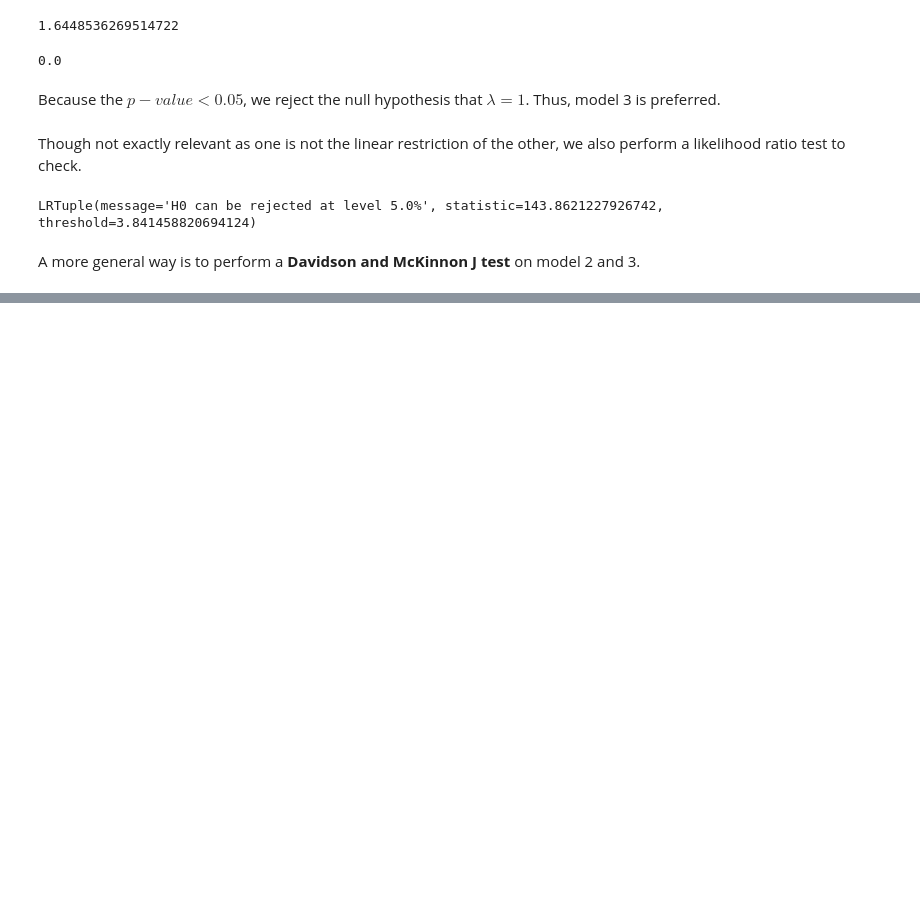
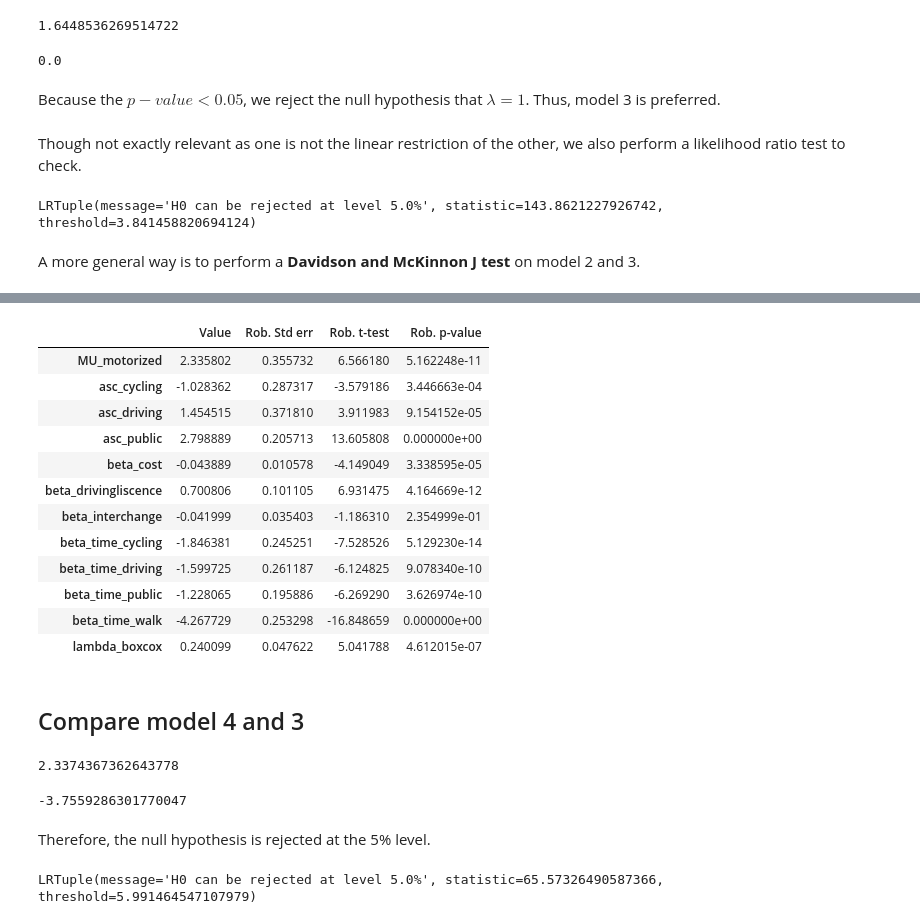
Before and after one commit to Germouche/mmb-project, a Jupyter notebook: Model0123.ipynb, the cells around one changed output, grey strips where cells are left out. Cells and saved outputs as stored; diff of their text form; code cells hidden in the pictures; blank space fills up the shorter version.

```diff
--- a/Model0123.ipynb
+++ b/Model0123.ipynb
@@ -404,26 +397,0 @@ lognested(V, availability, nests, choice)
-# %%
-# model 4N specification
-V_walk = asc_walk + beta_time_walk * boxcox_time_1
-V_cycling = asc_cycling + beta_time_cycling * boxcox_time_2
-V_public = asc_public + beta_time_public * boxcox_time_3+ beta_cost * cost_transit + beta_interchange * pt_interchanges + MU_motorized
-# V_public = asc_public + beta_time_public * dur_public + beta_cost * cost_transit
-V_driving = asc_driving + beta_time_driving * boxcox_time_4 + beta_cost * cost_driving + beta_drivingliscence * driving_license + MU_motorized
-
-travel_mode = Variable('travel_mode')
-PT_AV = Variable('PT_AV')
-DRIVING_AV = Variable('DRIVING_AV')
-WALK_AV = Variable('WALK_AV')
-CYCL_AV = Variable('CYCLING_AV')
-V = {1: V_walk, 2: V_cycling, 3: V_public, 4: V_driving}
-av = {1: 1, 2: 1, 3: 1, 4: driving_license}
-
-motorized = MU_motorized, [3, 4]
-non_motorized = 1.0, [1, 2]
-nests = motorized, non_motorized
-logprob = models.lognested(V, av, nests, travel_mode)
-
-biogeme = bio.BIOGEME(database, logprob)
-biogeme.modelName = 'model_4N'
-model_4N_results = biogeme.estimate(recycle=True)
-
-#logprob = models.loglogit(V, None, travel_mode)
@@ -464,0 +398,9 @@ model_4N_results.getEstimatedParameters()
+# %%
+MU_motorized = Beta('MU_motorized', 1, 0, None, 0)
+motorized = MU_motorized, [3, 4]
+non_motorized = 1, [1,2]
+nests = motorized, non_motorized
+logprob = models.lognested(V, None, nests, travel_mode)
+biogeme = bio.BIOGEME(database, logprob)
+biogeme.modelName = 'model_4'
+results4 = biogeme.estimate(recyle=True)
@@ -464,0 +409,40 @@ model_4N_results.getEstimatedParameters()
+# %%
+results4.getEstimatedParameters()
+# %% [output]
+|  | Value | Rob. Std err | Rob. t-test | Rob. p-value |
+| MU_motorized | 2.335802 | 0.355732 | 6.566180 | 5.162248e-11 |
+| asc_cycling | -1.028362 | 0.287317 | -3.579186 | 3.446663e-04 |
+| asc_driving | 1.454515 | 0.371810 | 3.911983 | 9.154152e-05 |
+| asc_public | 2.798889 | 0.205713 | 13.605808 | 0.000000e+00 |
+| beta_cost | -0.043889 | 0.010578 | -4.149049 | 3.338595e-05 |
+| beta_drivingliscence | 0.700806 | 0.101105 | 6.931475 | 4.164669e-12 |
+| beta_interchange | -0.041999 | 0.035403 | -1.186310 | 2.354999e-01 |
+| beta_time_cycling | -1.846381 | 0.245251 | -7.528526 | 5.129230e-14 |
+| beta_time_driving | -1.599725 | 0.261187 | -6.124825 | 9.078340e-10 |
+| beta_time_public | -1.228065 | 0.195886 | -6.269290 | 3.626974e-10 |
+| beta_time_walk | -4.267729 | 0.253298 | -16.848659 | 0.000000e+00 |
+| lambda_boxcox | 0.240099 | 0.047622 | 5.041788 | 4.612015e-07 |
+# %% [markdown]
+## Compare model 4 and 3
+# %%
+# t-test
+nested_existing_table = results4.getEstimatedParameters()
+mu_moto = nested_existing_table.loc['MU_motorized', 'Value']
+mu_non_moto =
+mu
+# %% [output]
+2.3374367362643778
+# %%
+mu_stderr = nested_existing_table.loc['MU_motorized', 'Rob. Std err']
+tested_value = 1
+ttest = (tested_value - mu) / mu_stderr
+ttest
+# %% [output]
+-3.7559286301770047
+# %% [markdown]
+Therefore, the null hypothesis is rejected at the 5% level.
+# %%
+# likelihood ratio test
+results4.likelihood_ratio_test(results3, significance_level=0.05)
+# %% [output]
+LRTuple(message='H0 can be rejected at level 5.0%', statistic=65.57326490587366, threshold=5.991464547107979)
```
Also changed, not shown: parts of 55 cells of this notebook.
